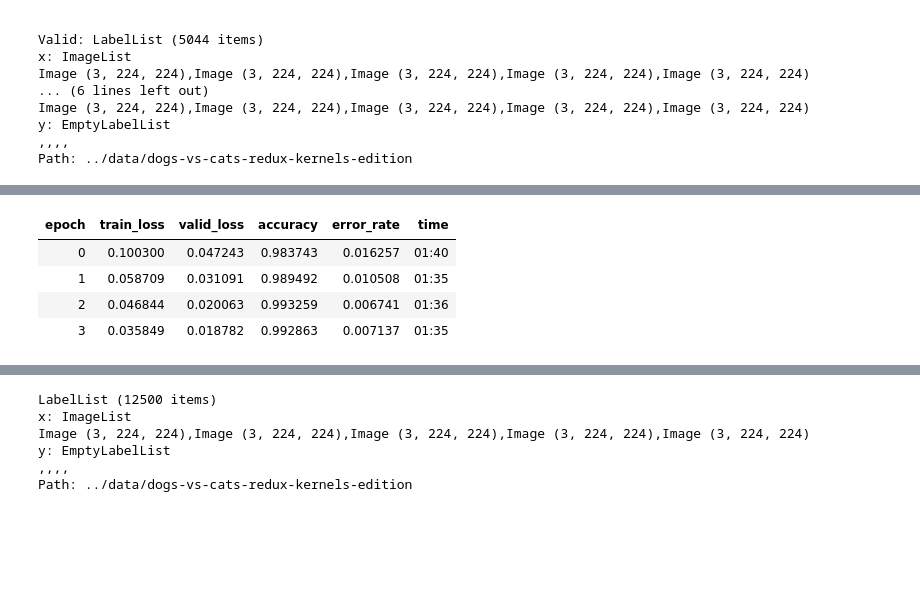
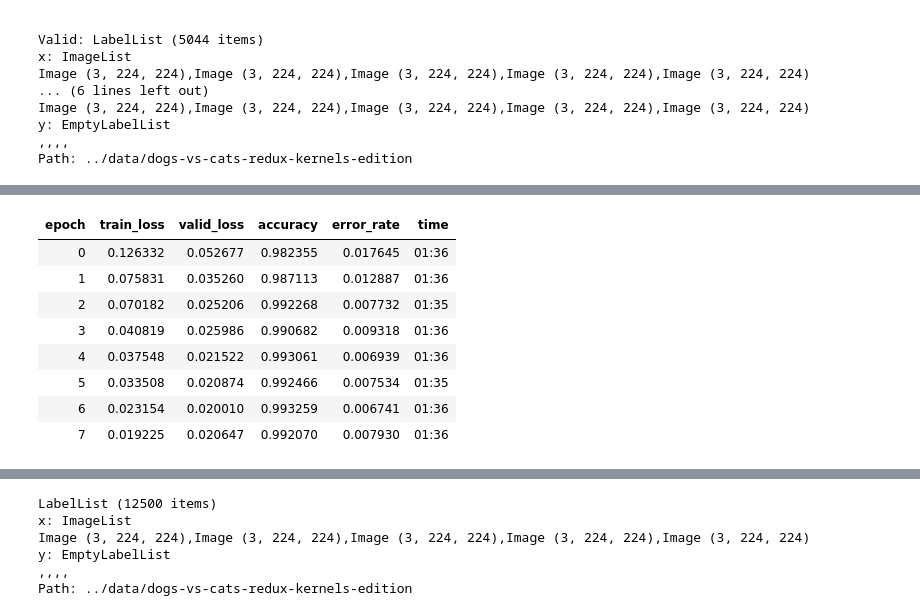
Before and after one commit to kaipak/fastai-notebooks, a Jupyter notebook: notebooks/lesson1-dogs-vs-cats-redux.ipynb, the cells around one changed output, grey strips where cells are left out. Saved outputs shown, nothing was run; the diff lists cells and outputs as text; code cells hidden in the pictures; blank space fills up the shorter version.

```diff
--- a/notebooks/lesson1-dogs-vs-cats-redux.ipynb
+++ b/notebooks/lesson1-dogs-vs-cats-redux.ipynb
@@ -61,10 +73,14 @@ learn = cnn_learner(data, models.resnet50, metrics=[accuracy, error_rate])
 # %%
-learn.fit_one_cycle(4)
+learn.fit_one_cycle(8)
 # %% [output]
 | epoch | train_loss | valid_loss | accuracy | error_rate | time |
-| 0 | 0.100300 | 0.047243 | 0.983743 | 0.016257 | 01:40 |
-| 1 | 0.058709 | 0.031091 | 0.989492 | 0.010508 | 01:35 |
-| 2 | 0.046844 | 0.020063 | 0.993259 | 0.006741 | 01:36 |
-| 3 | 0.035849 | 0.018782 | 0.992863 | 0.007137 | 01:35 |
+| 0 | 0.126332 | 0.052677 | 0.982355 | 0.017645 | 01:36 |
+| 1 | 0.075831 | 0.035260 | 0.987113 | 0.012887 | 01:36 |
+| 2 | 0.070182 | 0.025206 | 0.992268 | 0.007732 | 01:35 |
+| 3 | 0.040819 | 0.025986 | 0.990682 | 0.009318 | 01:36 |
+| 4 | 0.037548 | 0.021522 | 0.993061 | 0.006939 | 01:36 |
+| 5 | 0.033508 | 0.020874 | 0.992466 | 0.007534 | 01:35 |
+| 6 | 0.023154 | 0.020010 | 0.993259 | 0.006741 | 01:36 |
+| 7 | 0.019225 | 0.020647 | 0.992070 | 0.007930 | 01:36 |
 # %%
 learn.save('stage-1')
```
Also changed, not shown: parts of 17 cells of this notebook, 1 other file.
